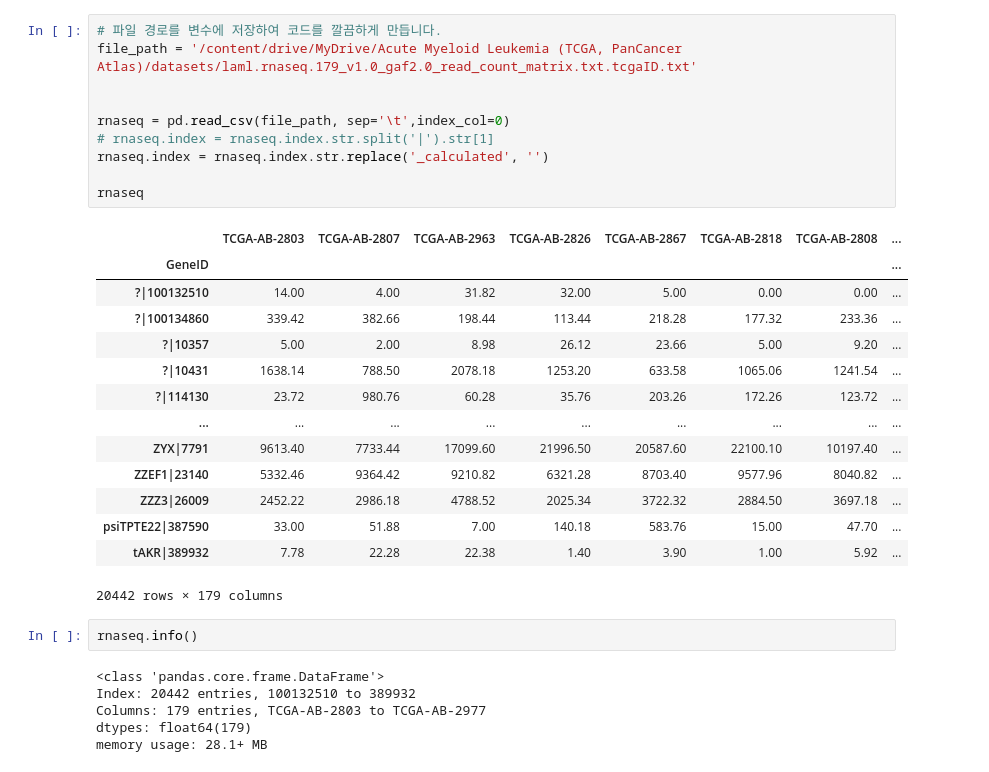
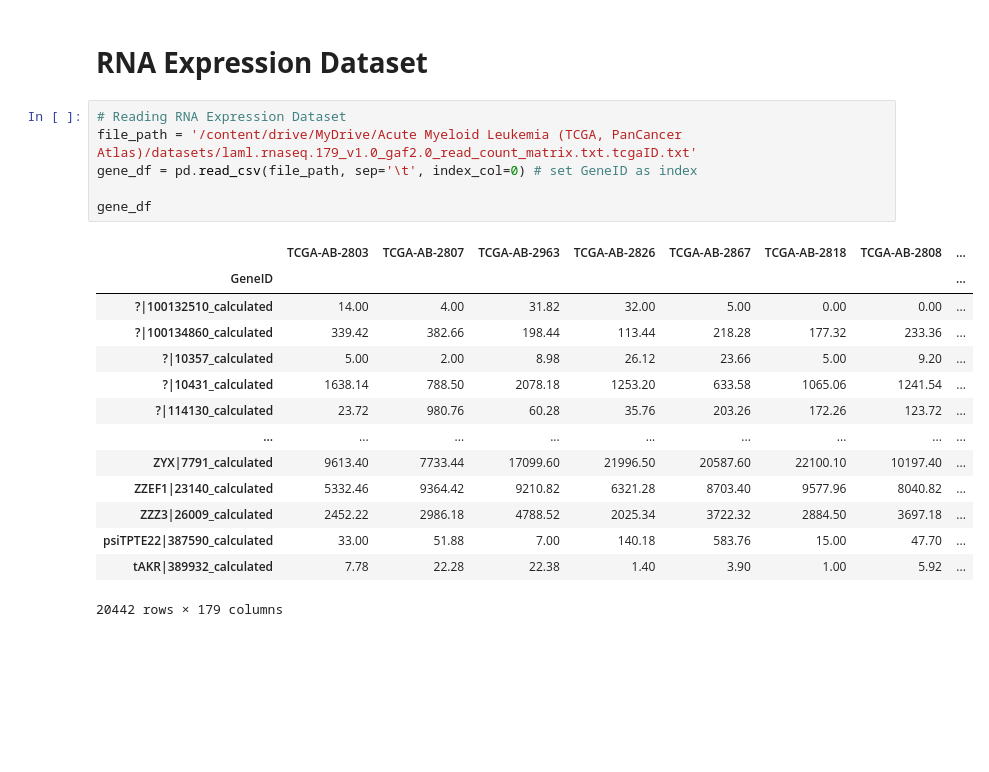
Before and after one commit to JinLeeGG/AML-EGR1-Survival-Analysis, a Jupyter notebook: Data_Analysis_Process.ipynb, the cells around one changed output. Cells and saved outputs as stored; diff of their text form; blank space fills up the shorter version.

```diff
--- a/Data_Analysis_Process.ipynb
+++ b/Data_Analysis_Process.ipynb
@@ -33,33 +273,23 @@ memory usage: 121.9+ KB
+# %% [markdown]
+# **RNA Expression Dataset**
 # %%
-# 파일 경로를 변수에 저장하여 코드를 깔끔하게 만듭니다.
+# Reading RNA Expression Dataset
 file_path = '/content/drive/MyDrive/Acute Myeloid Leukemia (TCGA, PanCancer Atlas)/datasets/laml.rnaseq.179_v1.0_gaf2.0_read_count_matrix.txt.tcgaID.txt'
+gene_df = pd.read_csv(file_path, sep='\t', index_col=0) # set GeneID as index
 
-
-rnaseq = pd.read_csv(file_path, sep='\t',index_col=0)
-# rnaseq.index = rnaseq.index.str.split('|').str[1]
-rnaseq.index = rnaseq.index.str.replace('_calculated', '')
-
-rnaseq
+gene_df
 # %% [output]
 |  | TCGA-AB-2803 | TCGA-AB-2807 | TCGA-AB-2963 | TCGA-AB-2826 | TCGA-AB-2867 | TCGA-AB-2818 | TCGA-AB-2808 | ... |
 | GeneID |  |  |  |  |  |  |  | ... |
-| ?|100132510 | 14.00 | 4.00 | 31.82 | 32.00 | 5.00 | 0.00 | 0.00 | ... |
-| ?|100134860 | 339.42 | 382.66 | 198.44 | 113.44 | 218.28 | 177.32 | 233.36 | ... |
-| ?|10357 | 5.00 | 2.00 | 8.98 | 26.12 | 23.66 | 5.00 | 9.20 | ... |
-| ?|10431 | 1638.14 | 788.50 | 2078.18 | 1253.20 | 633.58 | 1065.06 | 1241.54 | ... |
-| ?|114130 | 23.72 | 980.76 | 60.28 | 35.76 | 203.26 | 172.26 | 123.72 | ... |
+| ?|100132510_calculated | 14.00 | 4.00 | 31.82 | 32.00 | 5.00 | 0.00 | 0.00 | ... |
+| ?|100134860_calculated | 339.42 | 382.66 | 198.44 | 113.44 | 218.28 | 177.32 | 233.36 | ... |
+| ?|10357_calculated | 5.00 | 2.00 | 8.98 | 26.12 | 23.66 | 5.00 | 9.20 | ... |
+| ?|10431_calculated | 1638.14 | 788.50 | 2078.18 | 1253.20 | 633.58 | 1065.06 | 1241.54 | ... |
+| ?|114130_calculated | 23.72 | 980.76 | 60.28 | 35.76 | 203.26 | 172.26 | 123.72 | ... |
 | ... | ... | ... | ... | ... | ... | ... | ... | ... |
-| ZYX|7791 | 9613.40 | 7733.44 | 17099.60 | 21996.50 | 20587.60 | 22100.10 | 10197.40 | ... |
-| ZZEF1|23140 | 5332.46 | 9364.42 | 9210.82 | 6321.28 | 8703.40 | 9577.96 | 8040.82 | ... |
-| ZZZ3|26009 | 2452.22 | 2986.18 | 4788.52 | 2025.34 | 3722.32 | 2884.50 | 3697.18 | ... |
-| psiTPTE22|387590 | 33.00 | 51.88 | 7.00 | 140.18 | 583.76 | 15.00 | 47.70 | ... |
-| tAKR|389932 | 7.78 | 22.28 | 22.38 | 1.40 | 3.90 | 1.00 | 5.92 | ... |
+| ZYX|7791_calculated | 9613.40 | 7733.44 | 17099.60 | 21996.50 | 20587.60 | 22100.10 | 10197.40 | ... |
+| ZZEF1|23140_calculated | 5332.46 | 9364.42 | 9210.82 | 6321.28 | 8703.40 | 9577.96 | 8040.82 | ... |
+| ZZZ3|26009_calculated | 2452.22 | 2986.18 | 4788.52 | 2025.34 | 3722.32 | 2884.50 | 3697.18 | ... |
+| psiTPTE22|387590_calculated | 33.00 | 51.88 | 7.00 | 140.18 | 583.76 | 15.00 | 47.70 | ... |
+| tAKR|389932_calculated | 7.78 | 22.28 | 22.38 | 1.40 | 3.90 | 1.00 | 5.92 | ... |
 20442 rows × 179 columns
-# %%
-rnaseq.info()
-# %% [output]
-<class 'pandas.core.frame.DataFrame'>
-Index: 20442 entries, 100132510 to 389932
-Columns: 179 entries, TCGA-AB-2803 to TCGA-AB-2977
-dtypes: float64(179)
-memory usage: 28.1+ MB
```
Also changed, not shown: parts of 28 cells of this notebook.
